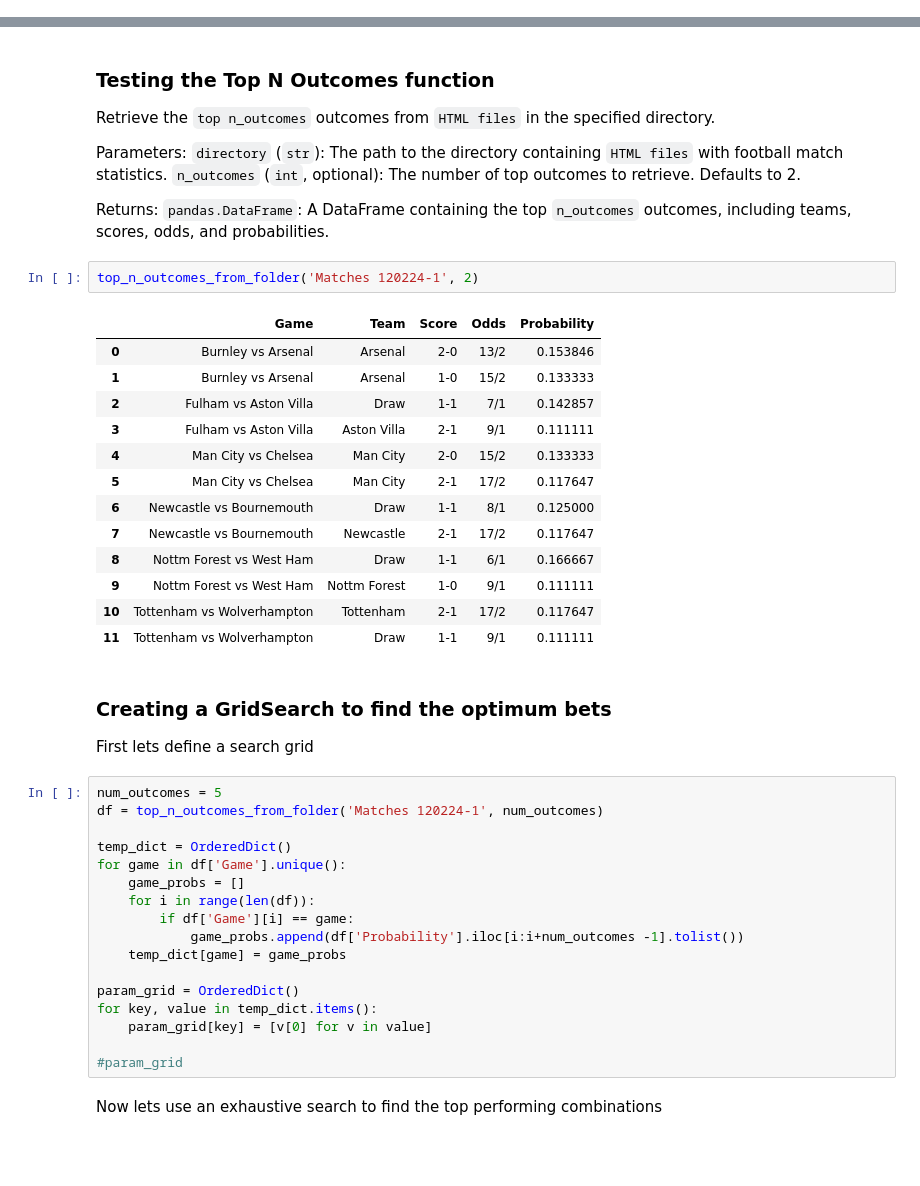
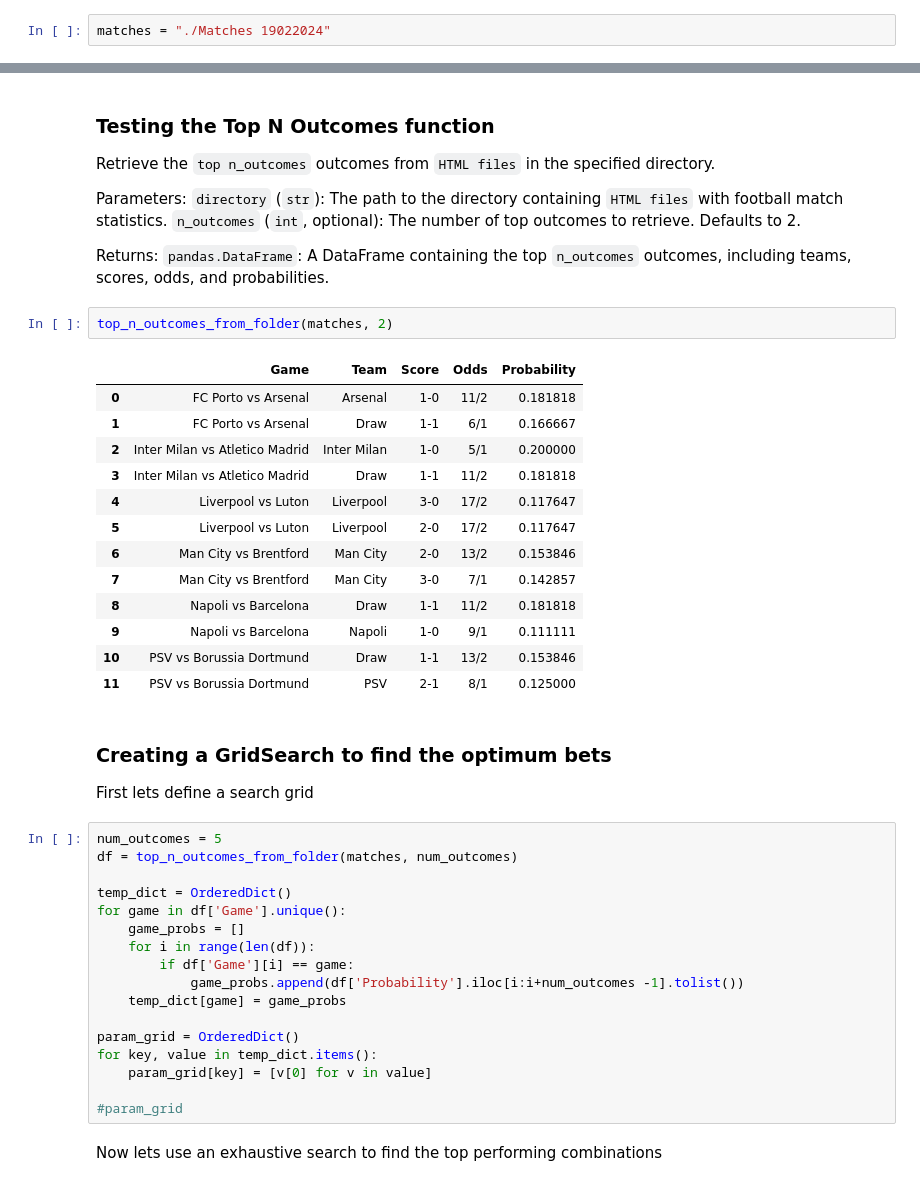
Before and after one commit to adamfowliee/scam_net, a Jupyter notebook: analysis.ipynb, the cells around one changed output, grey strips where cells are left out. Cells and saved outputs as stored; diff of their text form; blank space fills up the shorter version.

```diff
--- a/analysis.ipynb
+++ b/analysis.ipynb
@@ -23,3 +15,5 @@ please provide us feedback at https://github.com/pandas-dev/pandas/issues/54466
+# %%
+matches = "./Matches 19022024"
 # %% [markdown]
 ### Testing the parsing function
 Parameters:
@@ -60,28 +54,28 @@ Parameters:
 Returns:
 `pandas.DataFrame`: A DataFrame containing the top `n_outcomes` outcomes, including teams, scores, odds, and probabilities.
 # %%
-top_n_outcomes_from_folder('Matches 120224-1', 2)
+top_n_outcomes_from_folder(matches, 2)
 # %% [output]
 |  | Game | Team | Score | Odds | Probability |
-| 0 | Burnley vs Arsenal | Arsenal | 2-0 | 13/2 | 0.153846 |
-| 1 | Burnley vs Arsenal | Arsenal | 1-0 | 15/2 | 0.133333 |
-| 2 | Fulham vs Aston Villa | Draw | 1-1 | 7/1 | 0.142857 |
-| 3 | Fulham vs Aston Villa | Aston Villa | 2-1 | 9/1 | 0.111111 |
-| 4 | Man City vs Chelsea | Man City | 2-0 | 15/2 | 0.133333 |
-| 5 | Man City vs Chelsea | Man City | 2-1 | 17/2 | 0.117647 |
-| 6 | Newcastle vs Bournemouth | Draw | 1-1 | 8/1 | 0.125000 |
-| 7 | Newcastle vs Bournemouth | Newcastle | 2-1 | 17/2 | 0.117647 |
-| 8 | Nottm Forest vs West Ham | Draw | 1-1 | 6/1 | 0.166667 |
-| 9 | Nottm Forest vs West Ham | Nottm Forest | 1-0 | 9/1 | 0.111111 |
-| 10 | Tottenham vs Wolverhampton | Tottenham | 2-1 | 17/2 | 0.117647 |
-| 11 | Tottenham vs Wolverhampton | Draw | 1-1 | 9/1 | 0.111111 |
+| 0 | FC Porto vs Arsenal | Arsenal | 1-0 | 11/2 | 0.181818 |
+| 1 | FC Porto vs Arsenal | Draw | 1-1 | 6/1 | 0.166667 |
+| 2 | Inter Milan vs Atletico Madrid | Inter Milan | 1-0 | 5/1 | 0.200000 |
+| 3 | Inter Milan vs Atletico Madrid | Draw | 1-1 | 11/2 | 0.181818 |
+| 4 | Liverpool vs Luton | Liverpool | 3-0 | 17/2 | 0.117647 |
+| 5 | Liverpool vs Luton | Liverpool | 2-0 | 17/2 | 0.117647 |
+| 6 | Man City vs Brentford | Man City | 2-0 | 13/2 | 0.153846 |
+| 7 | Man City vs Brentford | Man City | 3-0 | 7/1 | 0.142857 |
+| 8 | Napoli vs Barcelona | Draw | 1-1 | 11/2 | 0.181818 |
+| 9 | Napoli vs Barcelona | Napoli | 1-0 | 9/1 | 0.111111 |
+| 10 | PSV vs Borussia Dortmund | Draw | 1-1 | 13/2 | 0.153846 |
+| 11 | PSV vs Borussia Dortmund | PSV | 2-1 | 8/1 | 0.125000 |
 # %% [markdown]
 ### Creating a GridSearch to find the optimum bets
 
 First lets define a search grid
 # %%
 num_outcomes = 5
-df = top_n_outcomes_from_folder('Matches 120224-1', num_outcomes)
+df = top_n_outcomes_from_folder(matches, num_outcomes)
 
 temp_dict = OrderedDict()
 for game in df['Game'].unique():
```
Also changed, not shown: parts of 7 cells of this notebook, 6 other files.
